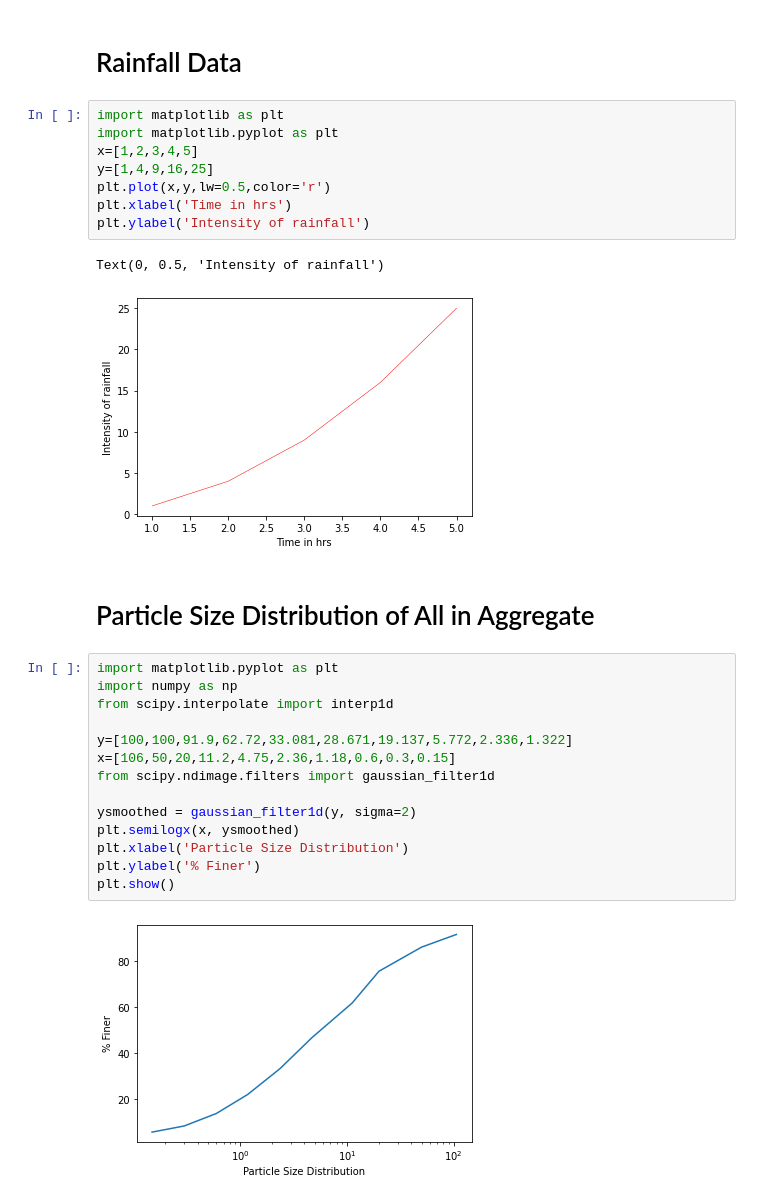
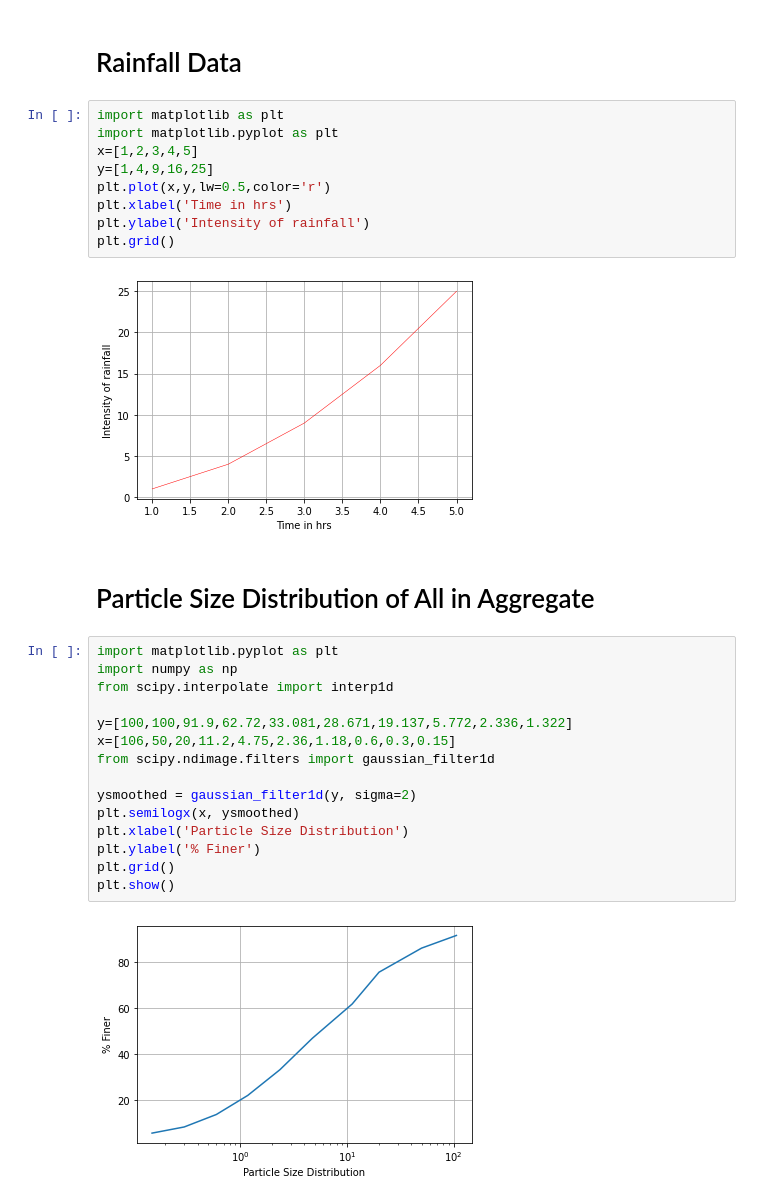
Before and after one commit to Taranathpoudel/Matplotlibrary, a Jupyter notebook: Matplot_examples.ipynb, the cells around one changed output. Drawn from its saved outputs; the diff is of its cells as text.

```diff
--- a/Matplot_examples.ipynb
+++ b/Matplot_examples.ipynb
@@ -5,14 +5,14 @@
 # %%
 import matplotlib as plt
 import matplotlib.pyplot as plt
 x=[1,2,3,4,5]
 y=[1,4,9,16,25]
 plt.plot(x,y,lw=0.5,color='r')
 plt.xlabel('Time in hrs')
 plt.ylabel('Intensity of rainfall')
+plt.grid()
 # %% [output]
-Text(0, 0.5, 'Intensity of rainfall')
-[figure, old version]
+[figure, new version]
 # %% [markdown]
 # Particle Size Distribution of All in Aggregate
 # %%
@@ -28,6 +28,7 @@ ysmoothed = gaussian_filter1d(y, sigma=2)
 plt.semilogx(x, ysmoothed)
 plt.xlabel('Particle Size Distribution')
 plt.ylabel('% Finer')
+plt.grid()
 plt.show()
 # %% [output]
-[figure, old version]
+[figure, new version]
```
Also changed, not shown: parts of 4 cells of this notebook.
